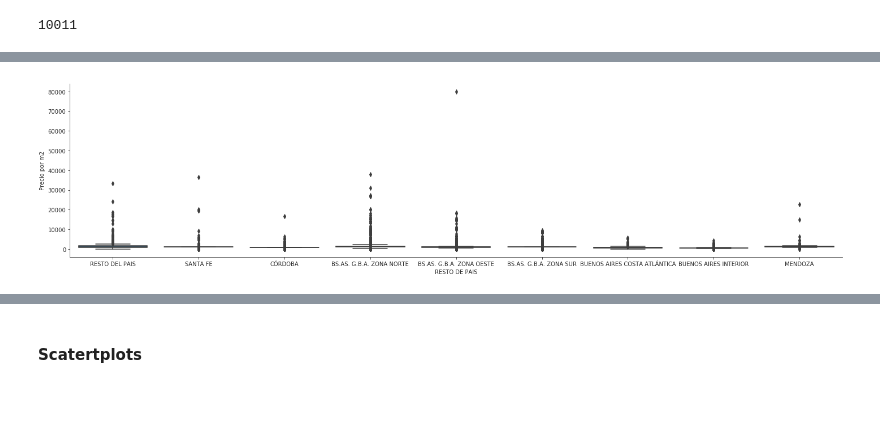
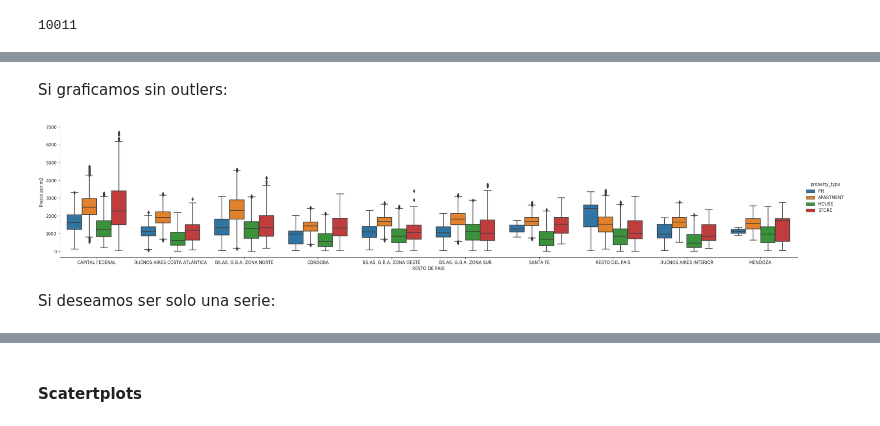
Before and after one commit to varelapablos/Desafio1-G3, a Jupyter notebook: Notebook_Alan.ipynb, the cells around one changed output, grey strips where cells are left out. Drawn from its saved outputs; the diff is of its cells as text; code cells hidden in the pictures; blank space fills up the shorter version.

```diff
--- a/Notebook_Alan.ipynb
+++ b/Notebook_Alan.ipynb
@@ -1444,0 +1569,10 @@ sns.heatmap(data.pivot_table(index='centro_urbano', columns='property_type', agg
+# %%
+# Identificador de outliers. Verifica si el valor cae dentro del rango o nó o si es NaN:
+
+def see(x):
+    if (pd.notnull(x[0])):
+        return x[0]<x[1][1] and x[0]>x[1][0]
+    else:
+        return np.NaN
+
+flag_serie = data[['price_usd_per_m2','range_outliers']].apply(lambda x: see(x),axis=1)
@@ -1444,0 +1586,5 @@ sns.heatmap(data.pivot_table(index='centro_urbano', columns='property_type', agg
+# %%
+data['flag_serie'] = flag_serie  # Creamos una columna indicando si es outlier o no o NaN.
+# %%
+# Valores con datos sin ouliers:
+data_sin_outliers = data[data.flag_serie == True]
@@ -1744,0 +1956,6 @@ data_cf = data.loc[(data['property_type'] == 'HOUSE') & (data['centro_urbano'] !
+# %%
+# Gráfico de distribución caja con bigotes con CATPLOT:
+with sns.axes_style(style='ticks'):
+    g = sns.catplot("centro_urbano", "price_usd_per_m2",'property_type' , data=data, kind="box", aspect=5.0)
+                        # Si queremos aplicar algun filtro:               data.loc[(data['property_type'] == 'HOUSE') & (data['centro_urbano'] != 'CAPITAL FEDERAL'), :]
+    g.set_axis_labels("Centro Urbano", "Precio por m2");
@@ -1745,7 +1964,11 @@ data_cf = data.loc[(data['property_type'] == 'HOUSE') & (data['centro_urbano'] !
+# %% [markdown]
+Si graficamos sin outlers:
 # %%
 # Gráfico de distribución caja con bigotes con CATPLOT:
-with sns.axes_style(style='ticks'):                             # Un with no genera errores (manejo de excepciones).
-    g = sns.catplot("centro_urbano", "price_usd_per_m2_prediction", data=data_cf, kind="box", aspect=4.0)
+with sns.axes_style(style='ticks'):
+    g = sns.catplot("centro_urbano", "price_usd_per_m2",'property_type', data=data_sin_outliers, kind="box", aspect=5.0)
     g.set_axis_labels("RESTO DE PAIS", "Precio por m2");
 # %% [output]
-[figure, old version]
+[figure, new version]
+# %% [markdown]
+Si deseamos ser solo una serie:
```
Also changed, not shown: parts of 59 cells of this notebook.
